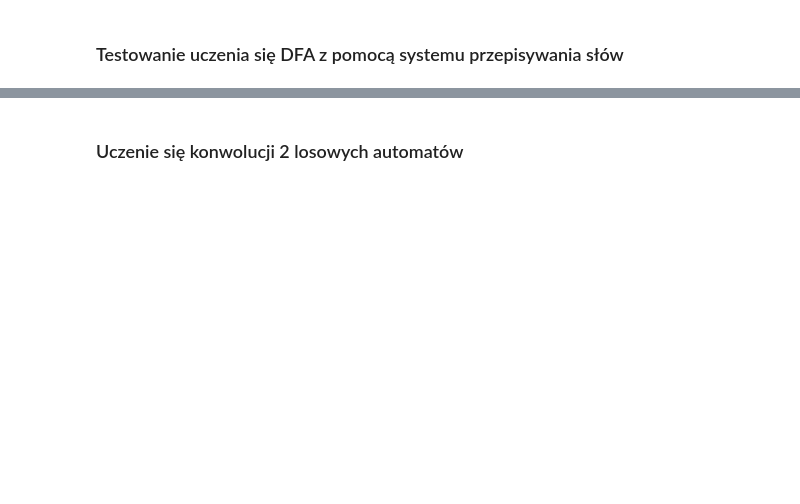
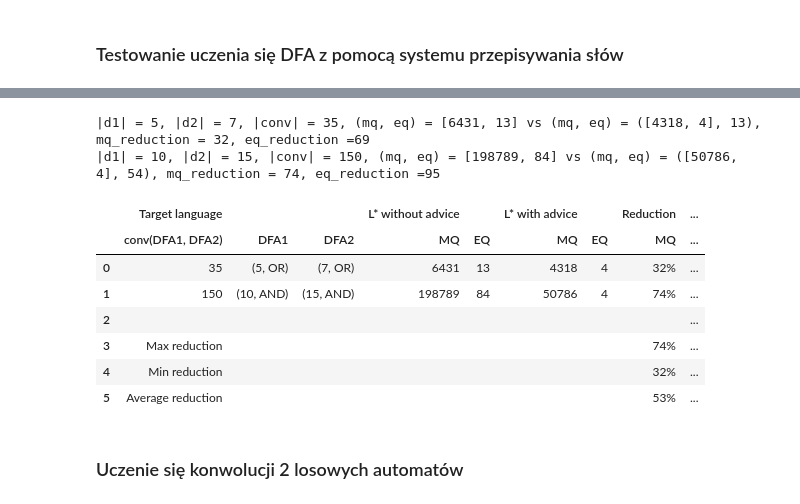
Before and after one commit to michalfica/Learning-automata-with-SRS-, a Jupyter notebook: test_algorithm/test_InferringDFA.ipynb, the cells around one changed output, grey strips where cells are left out. Cells and saved outputs as stored; diff of their text form; code cells hidden in the pictures; blank space fills up the shorter version.

Commit message:
convolution for pdf table + oracle renamed to advice_system

```diff
--- a/test_algorithm/test_InferringDFA.ipynb
+++ b/test_algorithm/test_InferringDFA.ipynb
@@ -27,16 +26,16 @@ from utils.oracles.SRS import SRS
 
 from inferring.InferringDFA import InferringDFA
 # %%
-def run_learning_process(test, oracle=None, check_consistency=False, equiv_query_fashion="BFS", debug=False):
+def run_learning_process(test, advice_system=None, check_consistency=False, equiv_query_fashion="BFS", debug=False):
     _dfa = copy.deepcopy(test.dfa)
     learn_dfa = InferringDFA(_dfa,
-                                oracle,
+                                advice_system,
                                 check_consistency=check_consistency,
                                 equiv_query_fashion=equiv_query_fashion,
                                 debug=debug)
 
     dfa, cnt, cnt_ex = learn_dfa.run(counterexamples=True)
-    print(f"kontrprzykłady: liczba - {len(cnt_ex)}, długości - {cnt_ex}, cnt = {cnt}")
+    # print(f"kontrprzykłady: liczba - {len(cnt_ex)}, długości - {cnt_ex}, cnt = {cnt}")
     return copy.deepcopy(dfa), cnt, cnt_ex
 # %%
 class test_example():
@@ -250,3 +188,66 @@ run_learning_process(test, oracle=SRS(), check_consistency=True, debug=False)
+# %%
+results.sort(key=lambda x: -100000 +x.conv if x.d1_type=="OR" else x.conv)
+for r in results:
+    r.print_record()
+# %% [output]
+|d1| = 5, |d2| = 7, |conv| = 35, (mq, eq) = [6431, 13] vs (mq, eq) = ([4318, 4], 13), mq_reduction = 32, eq_reduction =69
+|d1| = 10, |d2| = 15, |conv| = 150, (mq, eq) = [198789, 84] vs (mq, eq) = ([50786, 4], 54), mq_reduction = 74, eq_reduction =95
+# %%
+columns = [('Target language', 'conv(DFA1, DFA2)'), ('Target language', 'DFA1'), ('Target language', 'DFA2'), ('L* without advice', 'MQ'), ('L* without advice', 'EQ'), ('L* with advice', 'MQ'), ('L* with advice', 'EQ'), ('Reduction', 'MQ'), ('Reduction', 'EQ')]
+data = {
+    columns[0]: [r.conv for r in results],
+    columns[1]: [(r.d1, r.d1_type) for r in results],
+    columns[2]: [(r.d2, r.d2_type) for r in results],
+    columns[3]: [r.cnt_normal[0] for r in results],
+    columns[4]: [r.cnt_normal[1] for r in results],
+    columns[5]: [r.cnt_with_advice[0][0] for r in results],
+    columns[6]: [r.cnt_with_advice[0][1] for r in results],
+    columns[7]: [r.mq_reduction for r in results],
+    columns[8]: [r.eq_reduction for r in results]
+}
+
+columns = pd.MultiIndex.from_tuples(columns)
+df = pd.DataFrame(data, columns=columns)
+
+avg_mq_red = df[(('Reduction', 'MQ'))].mean()
+avg_eq_red = df[(('Reduction', 'EQ'))].mean()
+
+max_mq_red = df[(('Reduction', 'MQ'))].max()
+max_eq_red = df[(('Reduction', 'EQ'))].max()
+
+min_mq_red = df[(('Reduction', 'MQ'))].min()
+min_eq_red = df[(('Reduction', 'EQ'))].min()
+
+empty_row = pd.DataFrame([[""] * df.shape[1]], columns=df.columns)
+
+def set_params(row, params):
+    for k, v in params:
+        row[columns[k]] = v
+
+max_red_row = copy.deepcopy(empty_row)
+set_params(row=max_red_row, params=[(0, "Max reduction"), (-2, int(max_mq_red)), (-1, int(max_eq_red))])
+min_red_row = copy.deepcopy(empty_row)
+set_params(row=min_red_row, params=[(0, "Min reduction"), (-2, int(min_mq_red)), (-1, int(min_eq_red))])
+avg_red_row = copy.deepcopy(empty_row)
+set_params(row=avg_red_row, params=[(0, "Average reduction"), (-2, int(avg_mq_red)), (-1, int(avg_eq_red))])
+
+rows = [empty_row, max_red_row, min_red_row, avg_red_row]
+for row in rows:
+    df = pd.concat([df, row], ignore_index=True)
+
+df[('Reduction', 'MQ')] = df[('Reduction', 'MQ')].apply(lambda x: f'{x}%' if isinstance(x, int) else x)
+df[('Reduction', 'EQ')] = df[('Reduction', 'EQ')].apply(lambda x: f'{x}%' if isinstance(x, int) else x)
+
+display(df)
+# %% [output]
+|  | Target language |  |  | L* without advice |  | L* with advice |  | Reduction | ... |
+|  | conv(DFA1, DFA2) | DFA1 | DFA2 | MQ | EQ | MQ | EQ | MQ | ... |
+| 0 | 35 | (5, OR) | (7, OR) | 6431 | 13 | 4318 | 4 | 32% | ... |
+| 1 | 150 | (10, AND) | (15, AND) | 198789 | 84 | 50786 | 4 | 74% | ... |
+| 2 |  |  |  |  |  |  |  |  | ... |
+| 3 | Max reduction |  |  |  |  |  |  | 74% | ... |
+| 4 | Min reduction |  |  |  |  |  |  | 32% | ... |
+| 5 | Average reduction |  |  |  |  |  |  | 53% | ... |
 # %% [markdown]
 ### Uczenie się konwolucji 2 losowych automatów
 # %%
```
Also changed, not shown: parts of 27 cells of this notebook, 10 other files.
